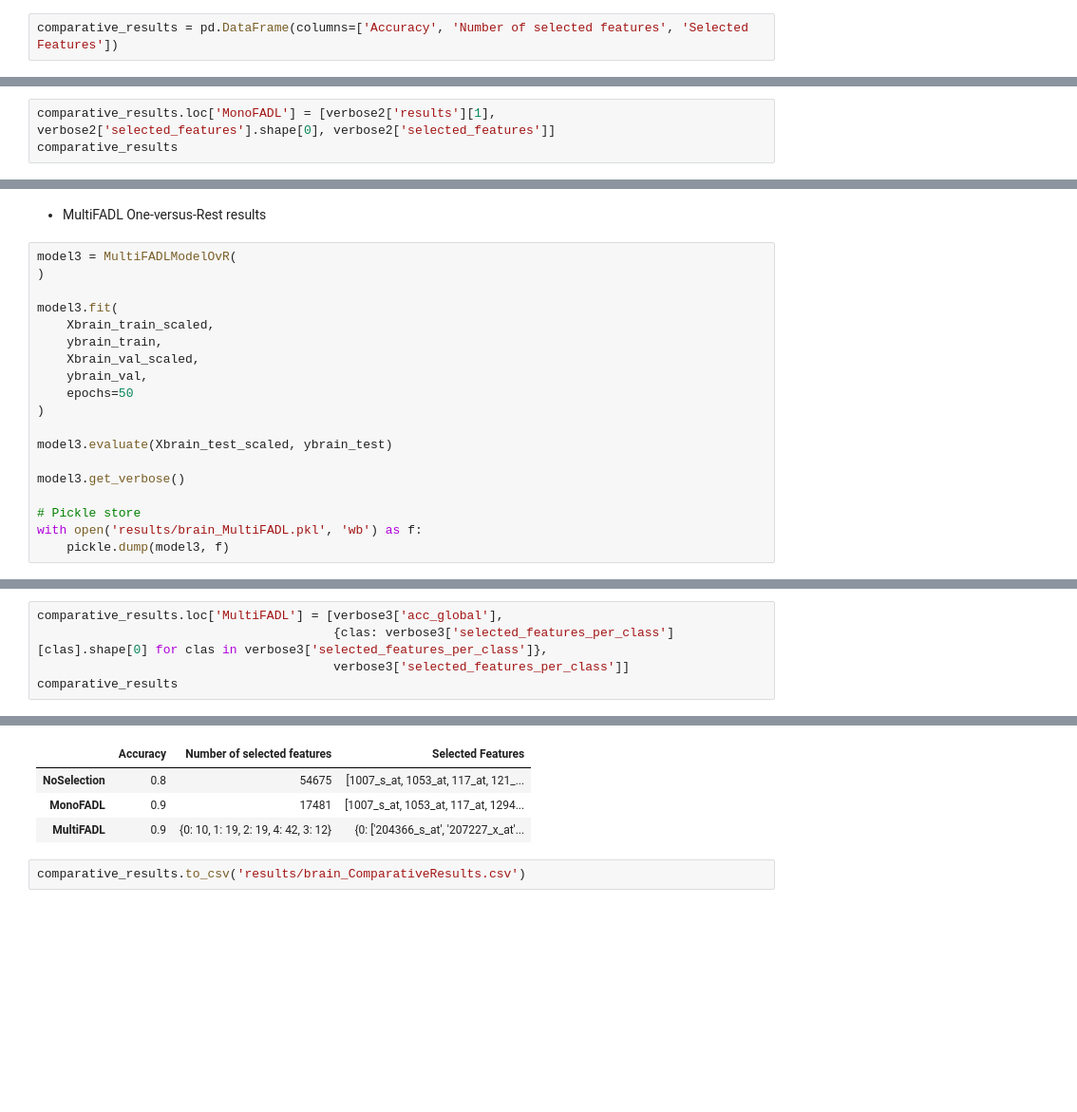
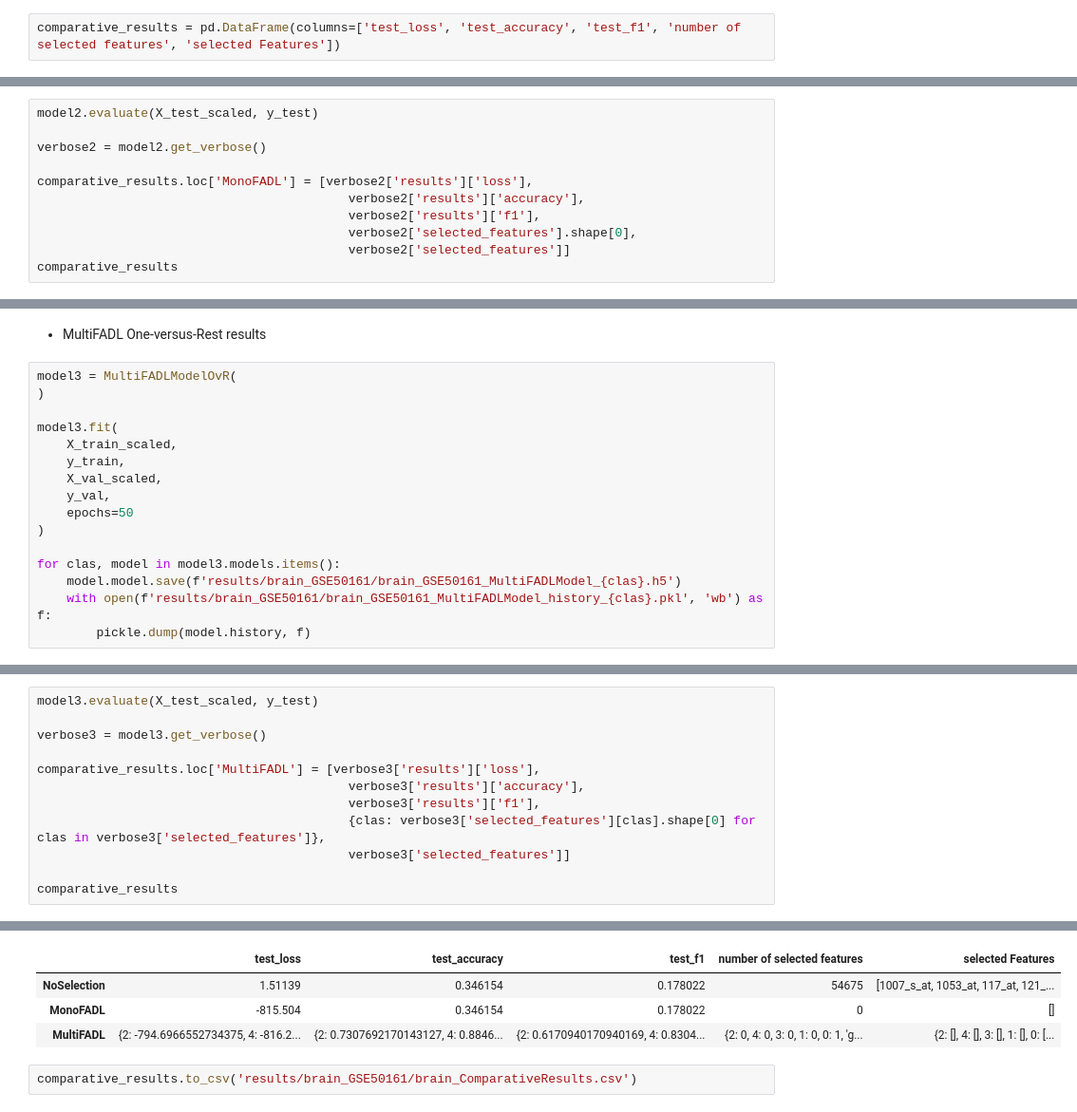
Before and after one commit to lourdesLB/MultiFADL, a Jupyter notebook: testOvR_brain.ipynb, the cells around one changed output, grey strips where cells are left out. Shown: that part at 95% size. Cells and saved outputs as stored; diff of their text form; blank space fills up the shorter version.

Commit message:
feat: bad results obtained

```diff
--- a/testOvR_brain.ipynb
+++ b/testOvR_brain.ipynb
@@ -20,7 +18,7 @@ SEED = 1234
 np.random.seed(SEED)
 tf.random.set_seed(SEED)
 # %%
-comparative_results = pd.DataFrame(columns=['Accuracy', 'Number of selected features', 'Selected Features'])
+comparative_results = pd.DataFrame(columns=['test_loss', 'test_accuracy', 'test_f1', 'number of selected features', 'selected Features'])
 # %% [markdown]
 * Preprocesamiento
 # %%
@@ -264,4 +190,12 @@ verbose2
 # %%
-comparative_results.loc['MonoFADL'] = [verbose2['results'][1], verbose2['selected_features'].shape[0], verbose2['selected_features']]
+model2.evaluate(X_test_scaled, y_test)
+
+verbose2 = model2.get_verbose()
+
+comparative_results.loc['MonoFADL'] = [verbose2['results']['loss'],
+                                          verbose2['results']['accuracy'],
+                                          verbose2['results']['f1'],
+                                          verbose2['selected_features'].shape[0],
+                                          verbose2['selected_features']]
 comparative_results
 # %% [output]
@@ -275,18 +210,15 @@ model3 = MultiFADLModelOvR(
 )
 
 model3.fit(
-    Xbrain_train_scaled,
-    ybrain_train,
-    Xbrain_val_scaled,
-    ybrain_val,
+    X_train_scaled,
+    y_train,
+    X_val_scaled,
+    y_val,
     epochs=50
 )
 
-model3.evaluate(Xbrain_test_scaled, ybrain_test)
-
-model3.get_verbose()
-
-# Pickle store
-with open('results/brain_MultiFADL.pkl', 'wb') as f:
-    pickle.dump(model3, f)
+for clas, model in model3.models.items():
+    model.model.save(f'results/brain_GSE50161/brain_GSE50161_MultiFADLModel_{clas}.h5')
+    with open(f'results/brain_GSE50161/brain_GSE50161_MultiFADLModel_history_{clas}.pkl', 'wb') as f:
+        pickle.dump(model.history, f)
 # %% [output]
@@ -331,6 +242,13 @@ verbose3
 # %%
-comparative_results.loc['MultiFADL'] = [verbose3['acc_global'],
-                                        {clas: verbose3['selected_features_per_class'][clas].shape[0] for clas in verbose3['selected_features_per_class']},
-                                        verbose3['selected_features_per_class']]
+model3.evaluate(X_test_scaled, y_test)
+
+verbose3 = model3.get_verbose()
+
+comparative_results.loc['MultiFADL'] = [verbose3['results']['loss'],
+                                          verbose3['results']['accuracy'],
+                                          verbose3['results']['f1'],
+                                          {clas: verbose3['selected_features'][clas].shape[0] for clas in verbose3['selected_features']},
+                                          verbose3['selected_features']]
+
 comparative_results
 # %% [output]
@@ -337,6 +270,6 @@ comparative_results
-|  | Accuracy | Number of selected features | Selected Features |
-| NoSelection | 0.8 | 54675 | [1007_s_at, 1053_at, 117_at, 121_... |
-| MonoFADL | 0.9 | 17481 | [1007_s_at, 1053_at, 117_at, 1294... |
-| MultiFADL | 0.9 | {0: 10, 1: 19, 2: 19, 4: 42, 3: 12} | {0: ['204366_s_at', '207227_x_at'... |
+|  | test_loss | test_accuracy | test_f1 | number of selected features | selected Features |
+| NoSelection | 1.51139 | 0.346154 | 0.178022 | 54675 | [1007_s_at, 1053_at, 117_at, 121_... |
+| MonoFADL | -815.504 | 0.346154 | 0.178022 | 0 | [] |
+| MultiFADL | {2: -794.6966552734375, 4: -816.2... | {2: 0.7307692170143127, 4: 0.8846... | {2: 0.6170940170940169, 4: 0.8304... | {2: 0, 4: 0, 3: 0, 1: 0, 0: 1, 'g... | {2: [], 4: [], 3: [], 1: [], 0: [... |
 # %%
-comparative_results.to_csv('results/brain_ComparativeResults.csv')
+comparative_results.to_csv('results/brain_GSE50161/brain_ComparativeResults.csv')
```
Also changed, not shown: parts of 16 cells of this notebook, 4 other files.
